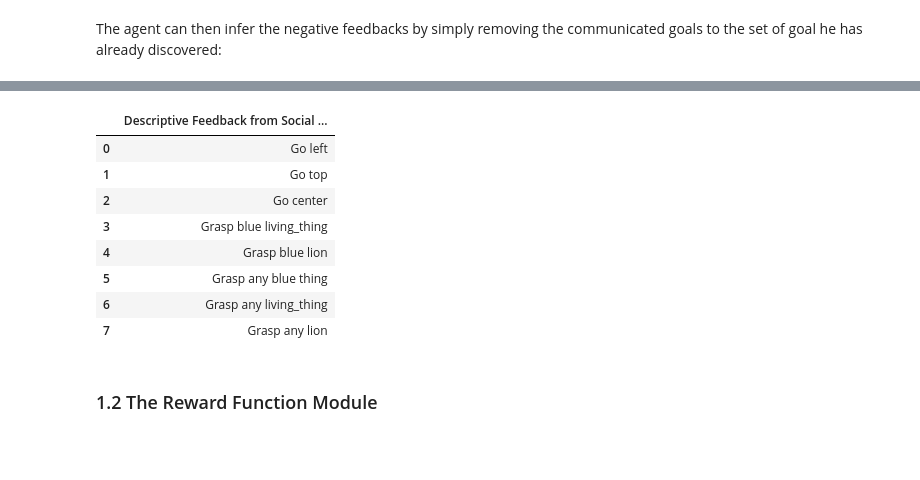
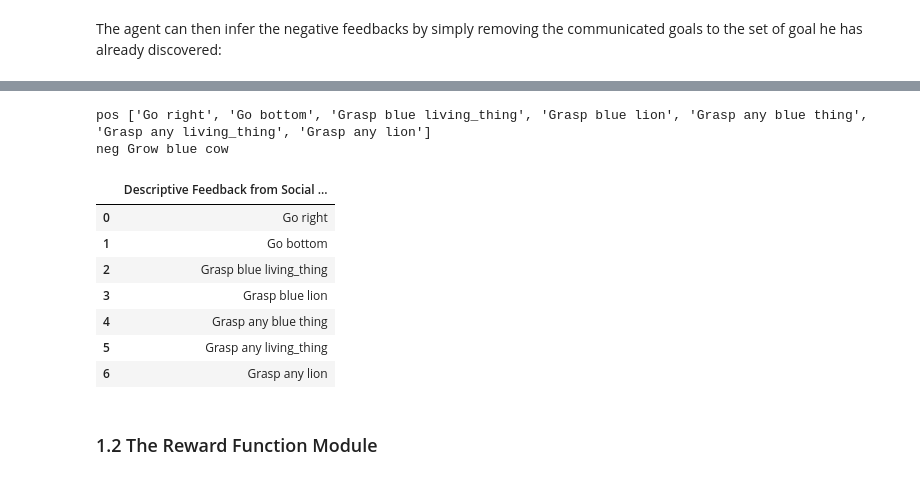
Before and after one commit to flowersteam/Imagine, a Jupyter notebook: IMAGINE.ipynb, the cells around one changed output, grey strips where cells are left out. Cells and saved outputs as stored; diff of their text form; code cells hidden in the pictures; blank space fills up the shorter version.

Commit message:
adding one_pos_one_neg feedback function on SP (for notebook)

```diff
--- a/IMAGINE.ipynb
+++ b/IMAGINE.ipynb
@@ -180,22 +177,23 @@ array([['Go right'],
 # %%
 # Fix this the social partner has no switch between one_pos_one_neg and exhaustive
 
-social_partner2 = SocialPartner(oracle_reward_function=oracle_reward_function,
+social_partner2 = SocialPartner(oracle_reward_function=oracle_reward_function, goal_sampler=goal_sampler,
                                    feedback_strategy='one_pos_one_neg', p_availability=1.,
                                    params=params)
 
 one_pos_one_neg_feedback = pd.DataFrame(social_partner2.get_feedback([episode])[0][0], columns=['Descriptive Feedback from Social Partner'])
 one_pos_one_neg_feedback
 # %% [output]
+pos ['Go right', 'Go bottom', 'Grasp blue living_thing', 'Grasp blue lion', 'Grasp any blue thing', 'Grasp any living_thing', 'Grasp any lion']
+neg Grow blue cow
 |  | Descriptive Feedback from Social ... |
-| 0 | Go left |
-| 1 | Go top |
-| 2 | Go center |
-| 3 | Grasp blue living_thing |
-| 4 | Grasp blue lion |
-| 5 | Grasp any blue thing |
-| 6 | Grasp any living_thing |
-| 7 | Grasp any lion |
+| 0 | Go right |
+| 1 | Go bottom |
+| 2 | Grasp blue living_thing |
+| 3 | Grasp blue lion |
+| 4 | Grasp any blue thing |
+| 5 | Grasp any living_thing |
+| 6 | Grasp any lion |
 # %% [markdown]
 ### 1.2 The Reward Function Module
 # %% [markdown]
```
Also changed, not shown: parts of 8 cells of this notebook, 2 other files.
